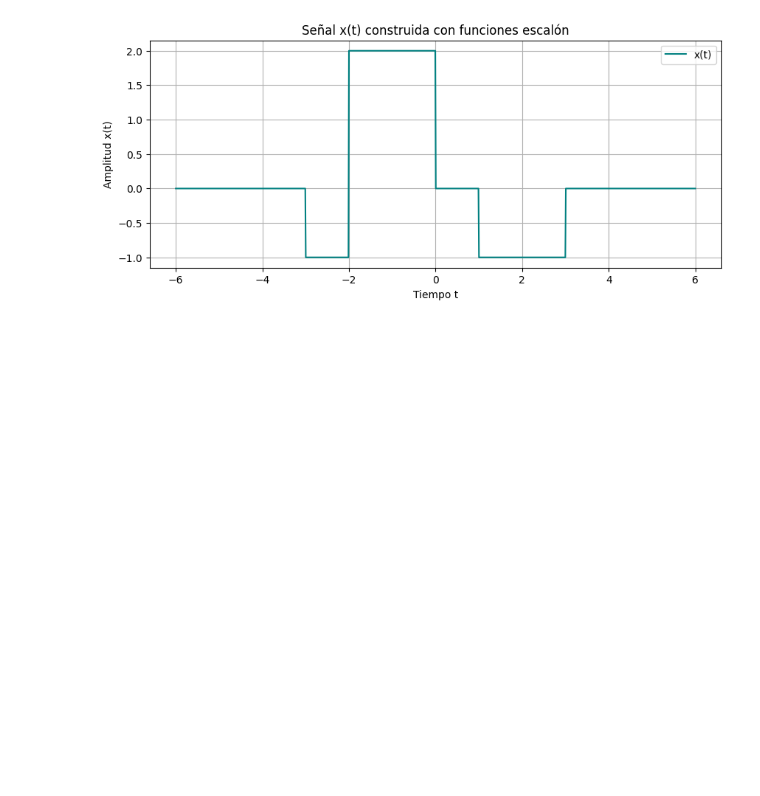
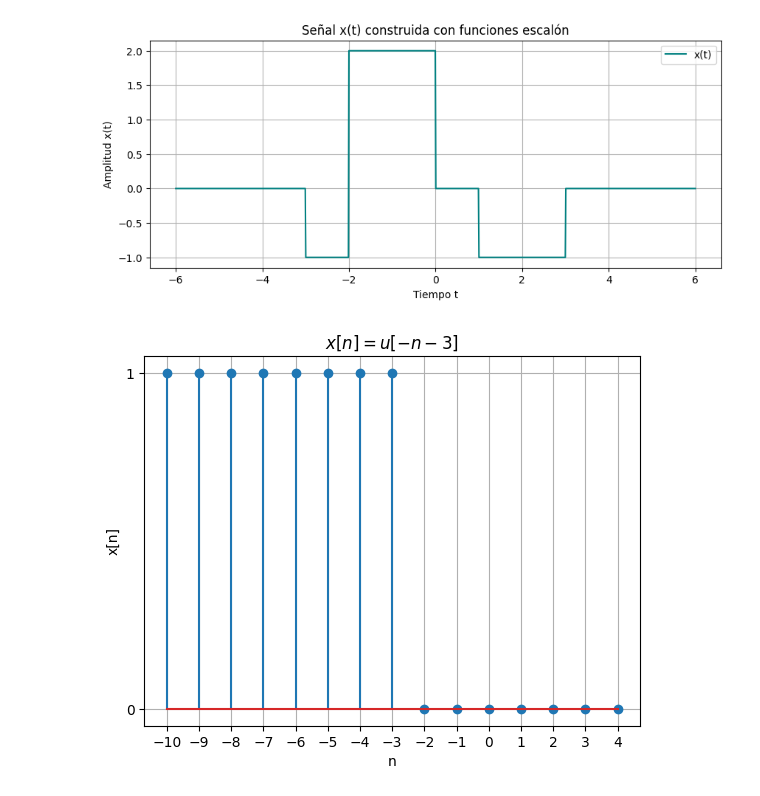
Before and after one commit to sanchezc137dd/Se-ales-y-Sistemas-, a Jupyter notebook: simulaciones.ipynb, the cells around one changed output. Cells and saved outputs as stored; diff of their text form; code cells hidden in the pictures; blank space fills up the shorter version.

```diff
--- a/simulaciones.ipynb
+++ b/simulaciones.ipynb
@@ -111,3 +111,24 @@ plt.legend()
 plt.show()
 # %% [output]
 [figure]
+# %%
+import numpy as np
+import matplotlib.pyplot as plt
+
+# Definimos el rango de n
+n = np.arange(-10, 5)
+
+# Definimos la función escalón unitario desplazada y reflejada
+u = np.where(-n - 3 >= 0, 1, 0)  # Esto equivale a u[-n - 3]
+
+# Graficamos
+plt.stem(n, u)
+plt.title(r'$x[n] = u[-n - 3]$')
+plt.xlabel('n')
+plt.ylabel('x[n]')
+plt.grid(True)
+plt.xticks(np.arange(-10, 5, 1))
+plt.yticks([0, 1])
+plt.show()
+# %% [output]
+[figure, added]
```
